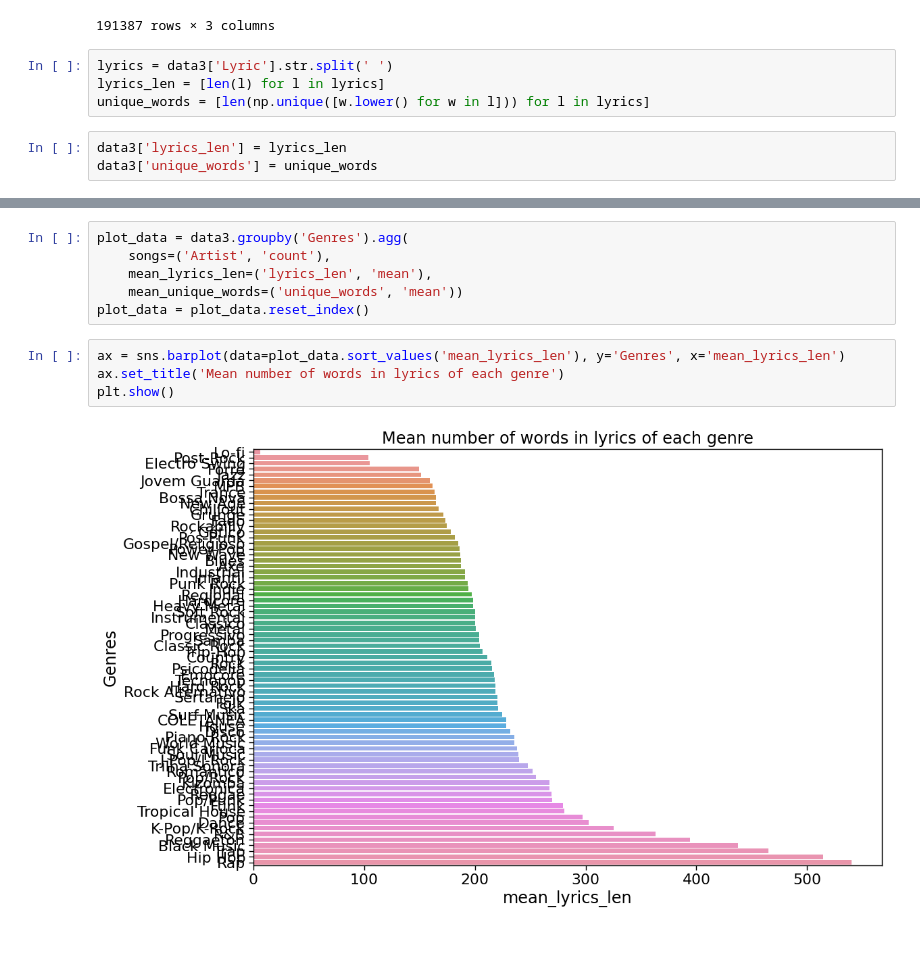
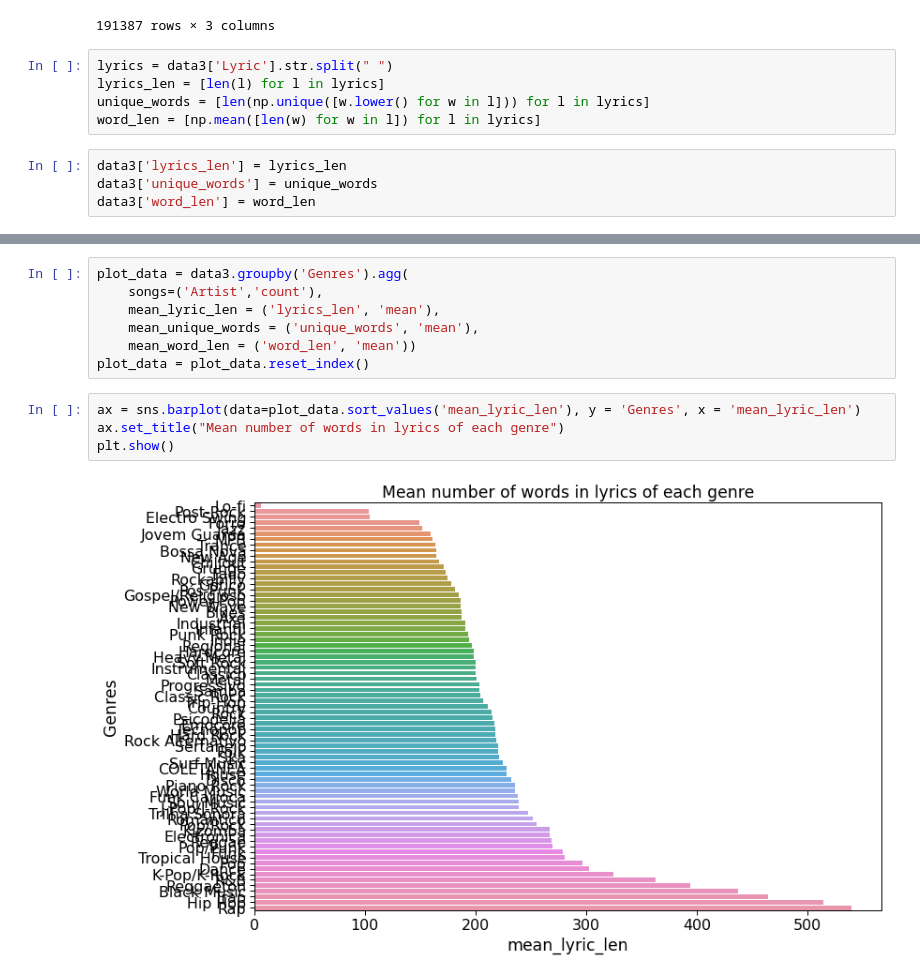
Before and after one commit to grant-TraDA/NLP-2022W, a Jupyter notebook: PROJECTS/music_genre_classification-bad/project1/code/exploratory_data_analysis.ipynb, the cells around one changed output, grey strips where cells are left out. Saved outputs shown, nothing was run; the diff lists cells and outputs as text; blank space fills up the shorter version.

Commit message:
added word clouds and mean word length

```diff
--- a/PROJECTS/music_genre_classification-bad/project1/code/exploratory_data_analysis.ipynb
+++ b/PROJECTS/music_genre_classification-bad/project1/code/exploratory_data_analysis.ipynb
@@ -194,12 +255,14 @@ data3
 | 191386 | Johnny Clegg | World Music | Here we stand on the edge of the ... |
 191387 rows × 3 columns
 # %%
-lyrics = data3['Lyric'].str.split(' ')
+lyrics = data3['Lyric'].str.split(" ")
 lyrics_len = [len(l) for l in lyrics]
 unique_words = [len(np.unique([w.lower() for w in l])) for l in lyrics]
+word_len = [np.mean([len(w) for w in l]) for l in lyrics]
 # %%
 data3['lyrics_len'] = lyrics_len
 data3['unique_words'] = unique_words
+data3['word_len'] = word_len
 # %%
 data3
 # %% [output]
@@ -219,13 +282,14 @@ data3
 # %%
 plot_data = data3.groupby('Genres').agg(
-    songs=('Artist', 'count'),
-    mean_lyrics_len=('lyrics_len', 'mean'),
-    mean_unique_words=('unique_words', 'mean'))
+    songs=('Artist','count'),
+    mean_lyric_len = ('lyrics_len', 'mean'),
+    mean_unique_words = ('unique_words', 'mean'),
+    mean_word_len = ('word_len', 'mean'))
 plot_data = plot_data.reset_index()
 # %%
-ax = sns.barplot(data=plot_data.sort_values('mean_lyrics_len'), y='Genres', x='mean_lyrics_len')
-ax.set_title('Mean number of words in lyrics of each genre')
+ax = sns.barplot(data=plot_data.sort_values('mean_lyric_len'), y = 'Genres', x = 'mean_lyric_len')
+ax.set_title("Mean number of words in lyrics of each genre")
 plt.show()
 # %% [output]
-[figure, old version]
+[figure, new version]
 # %%
```
Also changed, not shown: parts of 37 cells of this notebook, 3 other files.
